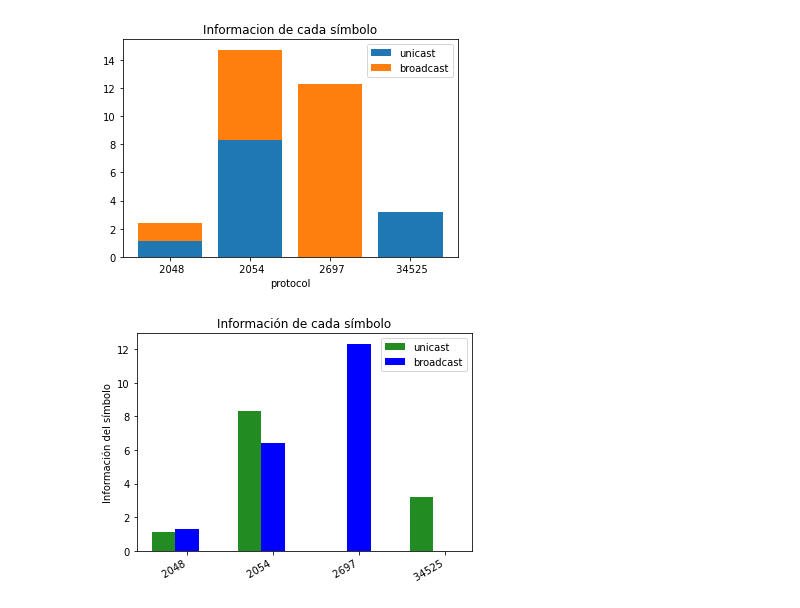
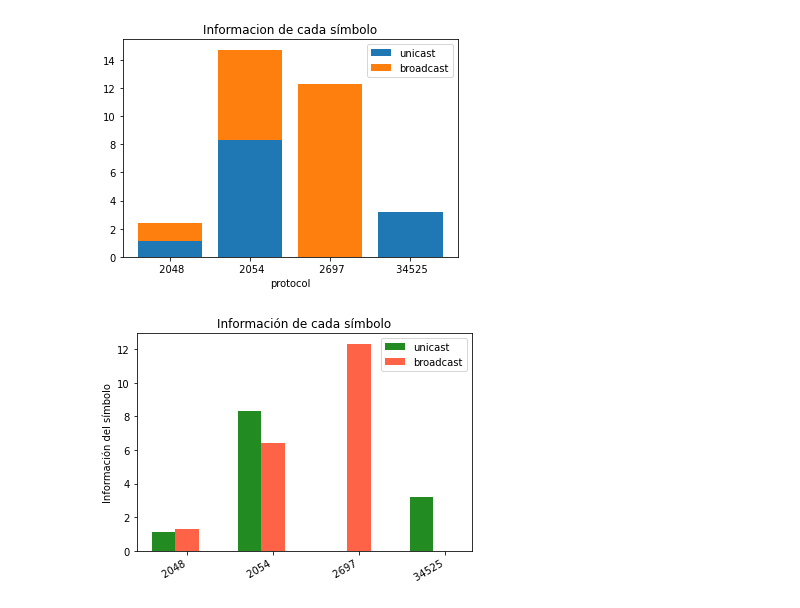
Before and after one commit to paulitapb/TP1_redes, a Jupyter notebook: analisis_paquetes.ipynb, the cells around one changed output. Cells and saved outputs as stored; diff of their text form; code cells hidden in the pictures.

```diff
--- a/analisis_paquetes.ipynb
+++ b/analisis_paquetes.ipynb
@@ -126,32 +126,32 @@ ax.legend()
 unicast_info = {}
 broadcast_info = {}
 
 for p in protocols_unique:
 
     if((p, "'UNICAST'") in list(info_symbol.keys())):
         unicast_info[p] =info_symbol[(p, "'UNICAST'")]
     else:
         unicast_info[p] = 0
     if((p, "'BROADCAST'") in list(info_symbol.keys())):
         broadcast_info[p] =info_symbol[(p, "'BROADCAST'")]
     else:
 
         broadcast_info[p] = 0
 
 x_protocols = np.arange(len(protocols_unique))
 width = 0.27
 
 fig, ax = plt.subplots()
 
 
 ax.set_title("Información de cada símbolo")
 ax.bar(x_protocols, unicast_info.values(), width = width,  color = "forestgreen")
-ax.bar(x_protocols + width, broadcast_info.values(), width = width,color = "blue")
+ax.bar(x_protocols + width, broadcast_info.values(), width = width,color = "tomato")
 plt.setp(ax.get_xticklabels(), rotation=30, horizontalalignment='right')
 ax.legend(("unicast", "broadcast"))
 ax.set_ylabel("Información del símbolo")
 ax.set_xticklabels(protocols_unique)
 ax.set_xticks(x_protocols+width)
 plt.show()
 # %% [output]
-[figure, old version]
+[figure, new version]
```
Also changed, not shown: parts of 1 cell of this notebook.
